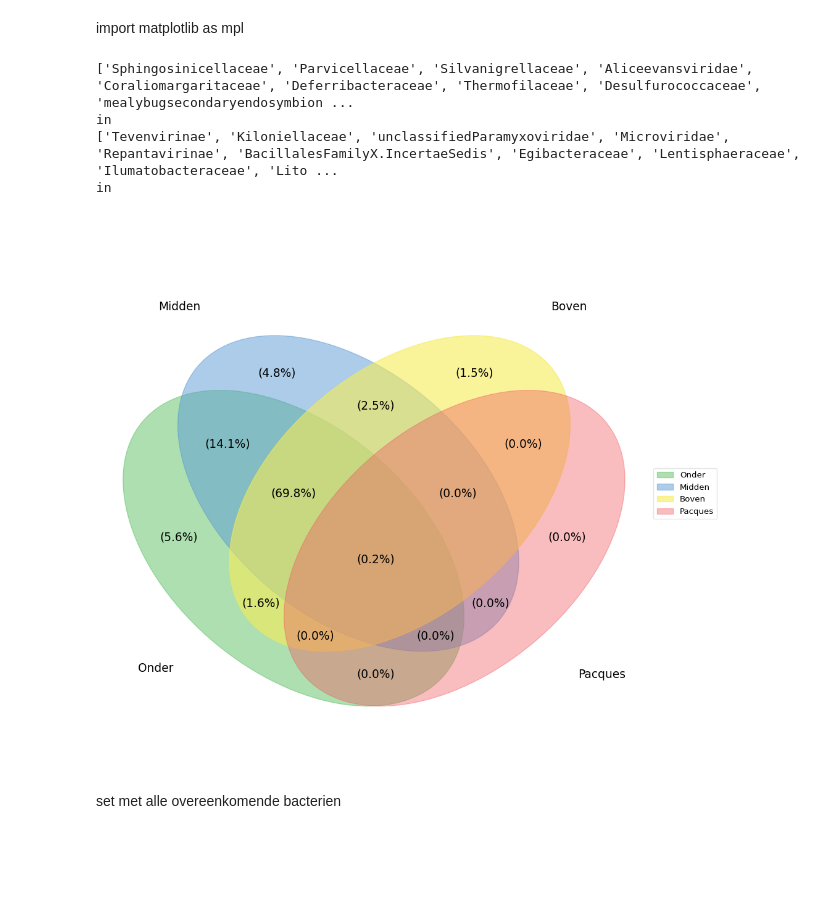
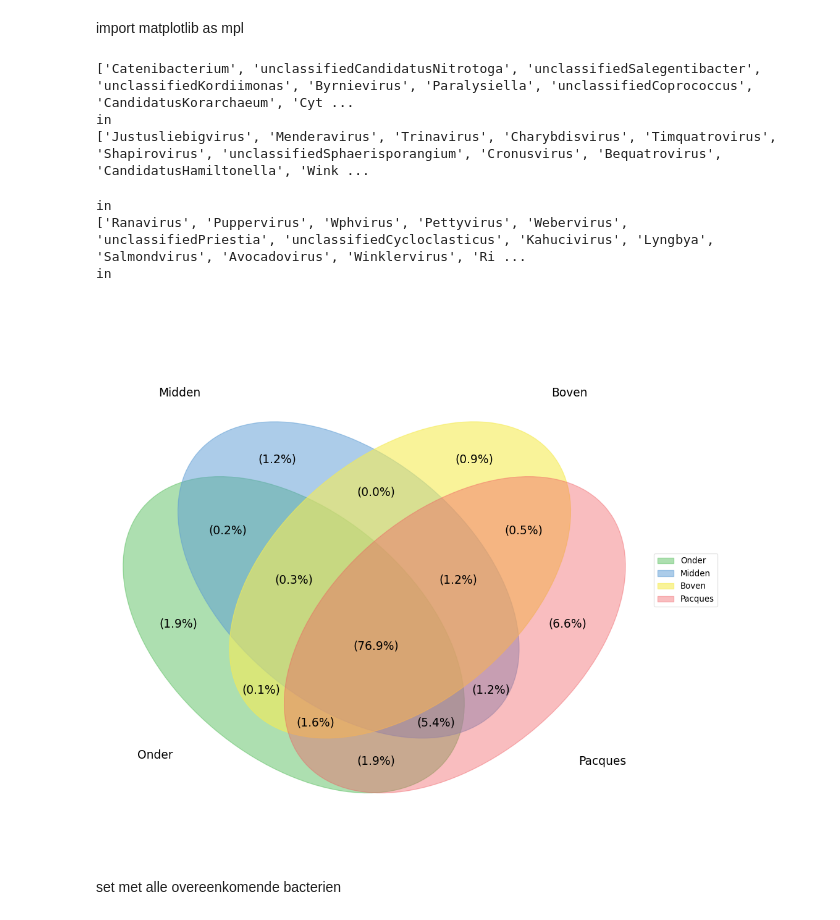
Before and after one commit to Larissavf/metagenomics_biogas, a Jupyter notebook: workflow/scripts/proc-kraken-output.ipynb, the cells around one changed output. Saved outputs shown, nothing was run; the diff lists cells and outputs as text; code cells hidden in the pictures; blank space fills up the shorter version.

```diff
--- a/workflow/scripts/proc-kraken-output.ipynb
+++ b/workflow/scripts/proc-kraken-output.ipynb
@@ -41,12 +42,12 @@ df_onder = pd.read_csv("../newtest.log", sep=("\t"), )
 with open("../newtest.log", 'w') as writefile:
     column_names = "perc_frag\tcov_frag\tass_frag\trank_code\ttaxonomic_ID\ttaxonomic_name\n"
     writefile.write(column_names)
-    with open("../data/midden3_all_report.log", "r") as file:
+    with open("/students/2023-2024/Thema07/biogas/log/pacques2_all_report.log", "r") as file:
         for line in file:
             line = line.replace(" ","")
             writefile.write(line)
 
-df_midden = pd.read_csv("../newtest.log", sep=("\t"), )
+df_pacques = pd.read_csv("../newtest.log", sep=("\t"), )
 # %% [markdown]
 1) Percentage of fragments covered by the clade rooted at this taxon
 2) Number of fragments covered by the clade rooted at this taxon
@@ -56,0 +60,14 @@ df_midden = pd.read_csv("../newtest.log", sep=("\t"), )
+# %%
+def del_human(df):
+    euka_index = df[df["taxonomic_name"] == "Eukaryota"].index.tolist()
+    homo_index = df[df["taxonomic_name"] == "Homosapiens"].index.tolist()
+
+    list_to_remove = list(range(euka_index[0], homo_index[0] +1))
+    df = df.drop(list_to_remove)
+    # thanks to aimee <3
+    return df
+# %%
+df_midden = del_human(df_midden)
+df_pacques = del_human(df_pacques)
+df_boven = del_human(df_boven)
+df_onder = del_human(df_onder)
@@ -64,6 +92,7 @@ def filtah(kraken, filtar):
     order_genus = kraken.loc[kraken['rank_code'].isin(phylo)].sort_values(by='perc_frag',  ascending=False)
     return  order_genus
 # %%
-df_midden_f = filtah(df_midden, "F")
-df_boven_f = filtah(df_boven, "F")
-df_onder_f = filtah(df_onder, "F")
+df_midden_f = filtah(df_midden, "G")
+df_boven_f = filtah(df_boven, "G")
+df_onder_f = filtah(df_onder, "G")
+df_pacques_f = filtah(df_pacques, "G")
@@ -73,16 +166,6 @@ import matplotlib as mpl
 %matplotlib inline
 
 import venn
-
-
-def make_num(dataframe, changes):
-    replace_with = 0
-    for replace in set(dataframe["taxonomic_name"]):
-        replace_with +=1
-        changes[replace_with] = replace
-        dataframe.replace(replace, replace_with, inplace=True)
-        list_string = dataframe['taxonomic_name'].tolist()
-    return [str(x) for x in list_string], changes
 
 def make_num(dataframe, changes):
     if not changes:
@@ -90,39 +173,40 @@ def make_num(dataframe, changes):
         for replace in set(dataframe["taxonomic_name"]):
             replace_with +=1
             changes[replace_with] = replace
             dataframe.replace(replace, replace_with, inplace=True)
     else:
         filtered_list = [string for string in list(set(dataframe["taxonomic_name"])) if string not in list(changes.values())]
         print(filtered_list)
         for replace_with in changes:
             replace = changes[replace_with]
             dataframe.replace(replace, replace_with, inplace=True)
         if filtered_list:
              print("in")
              for replace in filtered_list:
                 replace_with +=1
                 changes[replace_with] = replace
                 dataframe.replace(replace, replace_with, inplace=True)
     list_string = dataframe['taxonomic_name'].tolist()
     return [str(x) for x in list_string], changes
 
 
-
 changes = {}
 venn_b, changes_b = make_num(df_boven_f, changes)
 venn_m, changes_m = make_num(df_midden_f, changes_b)
 venn_o, changes_o = make_num(df_onder_f, changes_m)
-venn_p = ["1"]
+venn_p, changes_p = make_num(df_pacques_f,changes_o)
 
 labels = venn.get_labels([venn_o, venn_m, venn_b, venn_p], fill=['percent'])
 fig, ax = venn.venn4(labels, names=['Onder', 'Midden', 'Boven', 'Pacques'])
 fig.show();
 # %% [output]
-['Sphingosinicellaceae', 'Parvicellaceae', 'Silvanigrellaceae', 'Aliceevansviridae', 'Coraliomargaritaceae', 'Deferribacteraceae', 'Thermofilaceae', 'Desulfurococcaceae', 'mealybugsecondaryendosymbion ...
+['Catenibacterium', 'unclassifiedCandidatusNitrotoga', 'unclassifiedSalegentibacter', 'unclassifiedKordiimonas', 'Byrnievirus', 'Paralysiella', 'unclassifiedCoprococcus', 'CandidatusKorarchaeum', 'Cyt ...
 in
-['Tevenvirinae', 'Kiloniellaceae', 'unclassifiedParamyxoviridae', 'Microviridae', 'Repantavirinae', 'BacillalesFamilyX.IncertaeSedis', 'Egibacteraceae', 'Lentisphaeraceae', 'Ilumatobacteraceae', 'Lito ...
-in
+['Justusliebigvirus', 'Menderavirus', 'Trinavirus', 'Charybdisvirus', 'Timquatrovirus', 'Shapirovirus', 'unclassifiedSphaerisporangium', 'Cronusvirus', 'Bequatrovirus', 'CandidatusHamiltonella', 'Wink ...
+in
+['Ranavirus', 'Puppervirus', 'Wphvirus', 'Pettyvirus', 'Webervirus', 'unclassifiedPriestia', 'unclassifiedCycloclasticus', 'Kahucivirus', 'Lyngbya', 'Salmondvirus', 'Avocadovirus', 'Winklervirus', 'Ri ...
+in
-[figure, old version]
+[figure, new version]
 # %% [markdown]
 set met alle overeenkomende bacterien
 # %%
```
Also changed, not shown: parts of 16 cells of this notebook.
